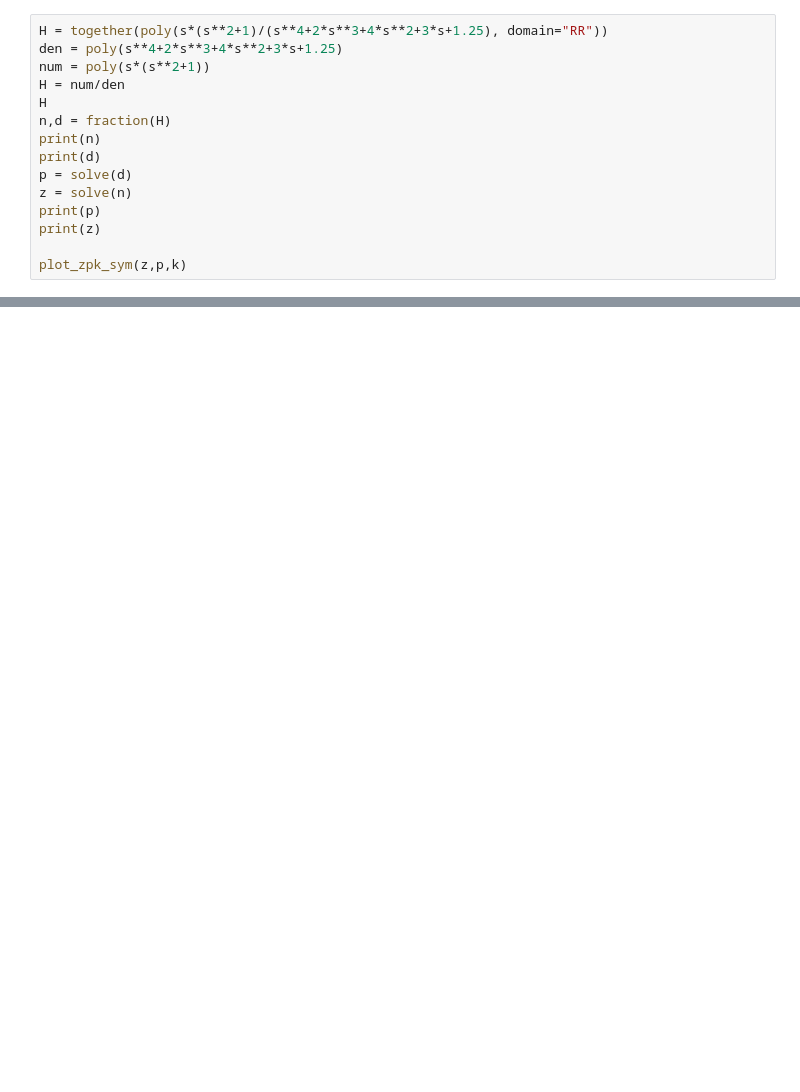
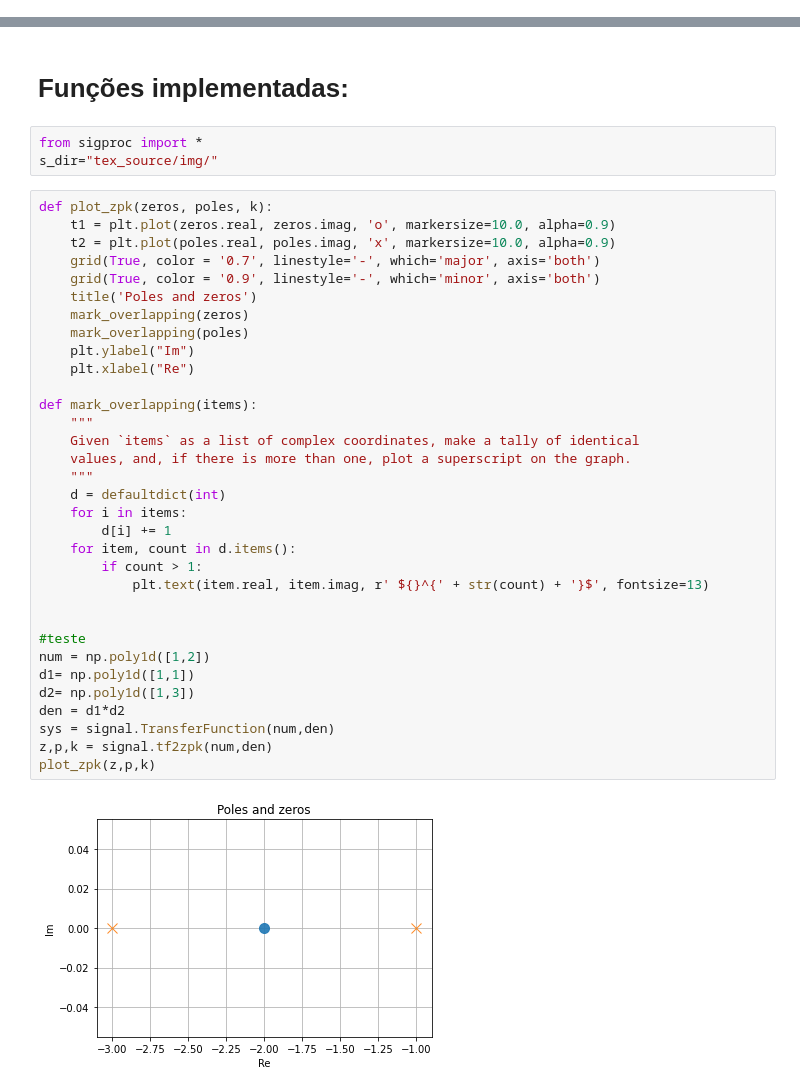
Before and after one commit to vic-torr/procsim, a Jupyter notebook: tp1/codigo/lista_3.ipynb, the cells around one changed output, grey strips where cells are left out. Drawn from its saved outputs; the diff is of its cells as text; blank space fills up the shorter version.

```diff
--- a/tp1/codigo/lista_3.ipynb
+++ b/tp1/codigo/lista_3.ipynb
@@ -539,15 +0,0 @@ def mark_overlapping(items):
-# %%
-H = together(poly(s*(s**2+1)/(s**4+2*s**3+4*s**2+3*s+1.25), domain="RR"))
-den = poly(s**4+2*s**3+4*s**2+3*s+1.25)
-num = poly(s*(s**2+1))
-H = num/den
-H
-n,d = fraction(H)
-print(n)
-print(d)
-p = solve(d)
-z = solve(n)
-print(p)
-print(z)
-
-plot_zpk_sym(z,p,k)
@@ -609,0 +8,41 @@ plt.show()
+# %% [markdown]
+Funções implementadas:
+=============================
+# %%
+from sigproc import *
+s_dir="tex_source/img/"
+# %%
+def plot_zpk(zeros, poles, k):
+    t1 = plt.plot(zeros.real, zeros.imag, 'o', markersize=10.0, alpha=0.9)
+    t2 = plt.plot(poles.real, poles.imag, 'x', markersize=10.0, alpha=0.9)
+    grid(True, color = '0.7', linestyle='-', which='major', axis='both')
+    grid(True, color = '0.9', linestyle='-', which='minor', axis='both')
+    title('Poles and zeros')
+    mark_overlapping(zeros)
+    mark_overlapping(poles)
+    plt.ylabel("Im")
+    plt.xlabel("Re")
+
+def mark_overlapping(items):
+    """
+    Given `items` as a list of complex coordinates, make a tally of identical
+    values, and, if there is more than one, plot a superscript on the graph.
+    """
+    d = defaultdict(int)
+    for i in items:
+        d[i] += 1
+    for item, count in d.items():
+        if count > 1:
+            plt.text(item.real, item.imag, r' ${}^{' + str(count) + '}$', fontsize=13)
+
+
+#teste
+num = np.poly1d([1,2])
+d1= np.poly1d([1,1])
+d2= np.poly1d([1,3])
+den = d1*d2
+sys = signal.TransferFunction(num,den)
+z,p,k = signal.tf2zpk(num,den)
+plot_zpk(z,p,k)
+# %% [output]
+[figure, added]
```
Also changed, not shown: parts of 96 cells of this notebook, 19 other files.
